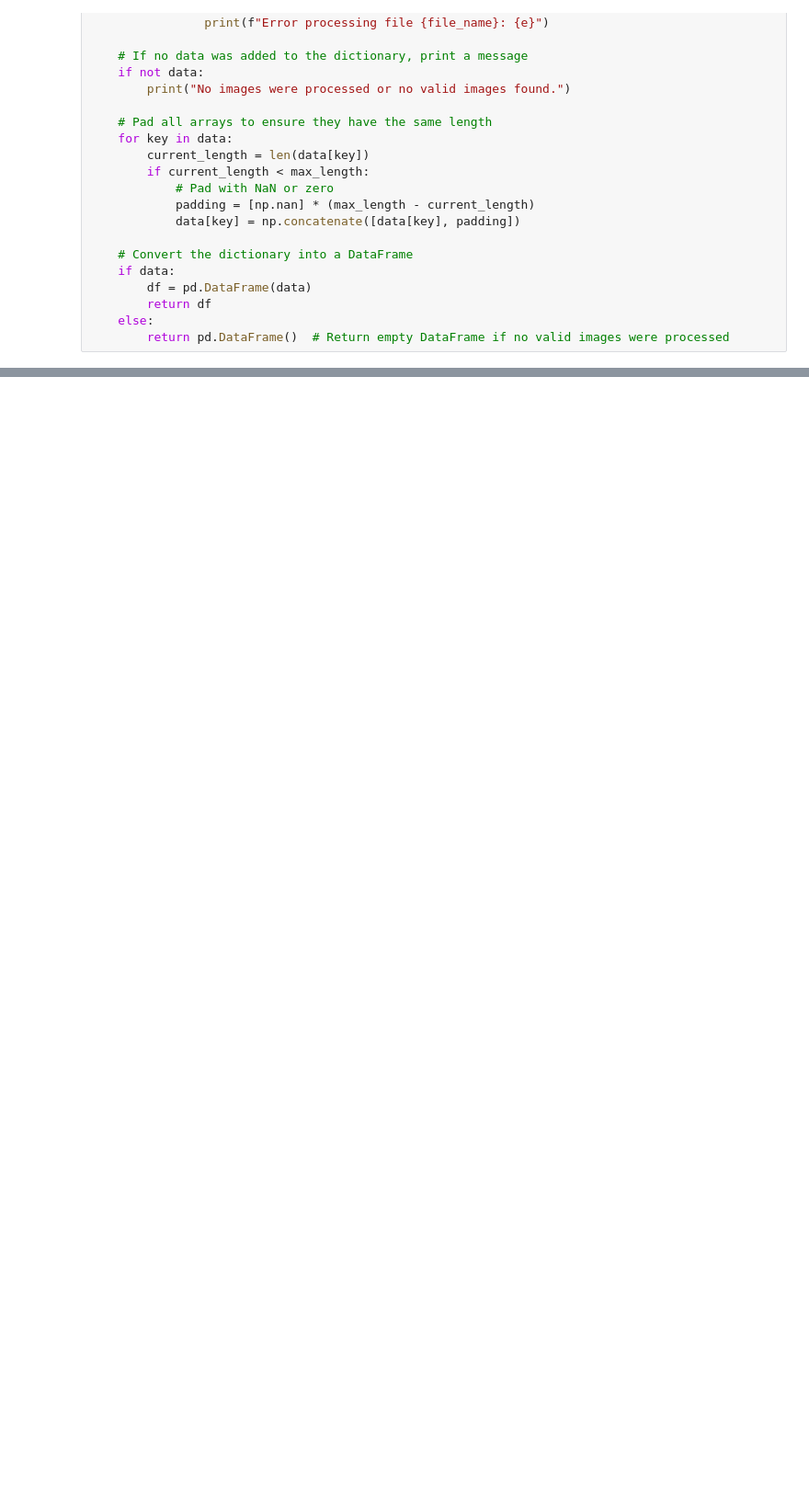
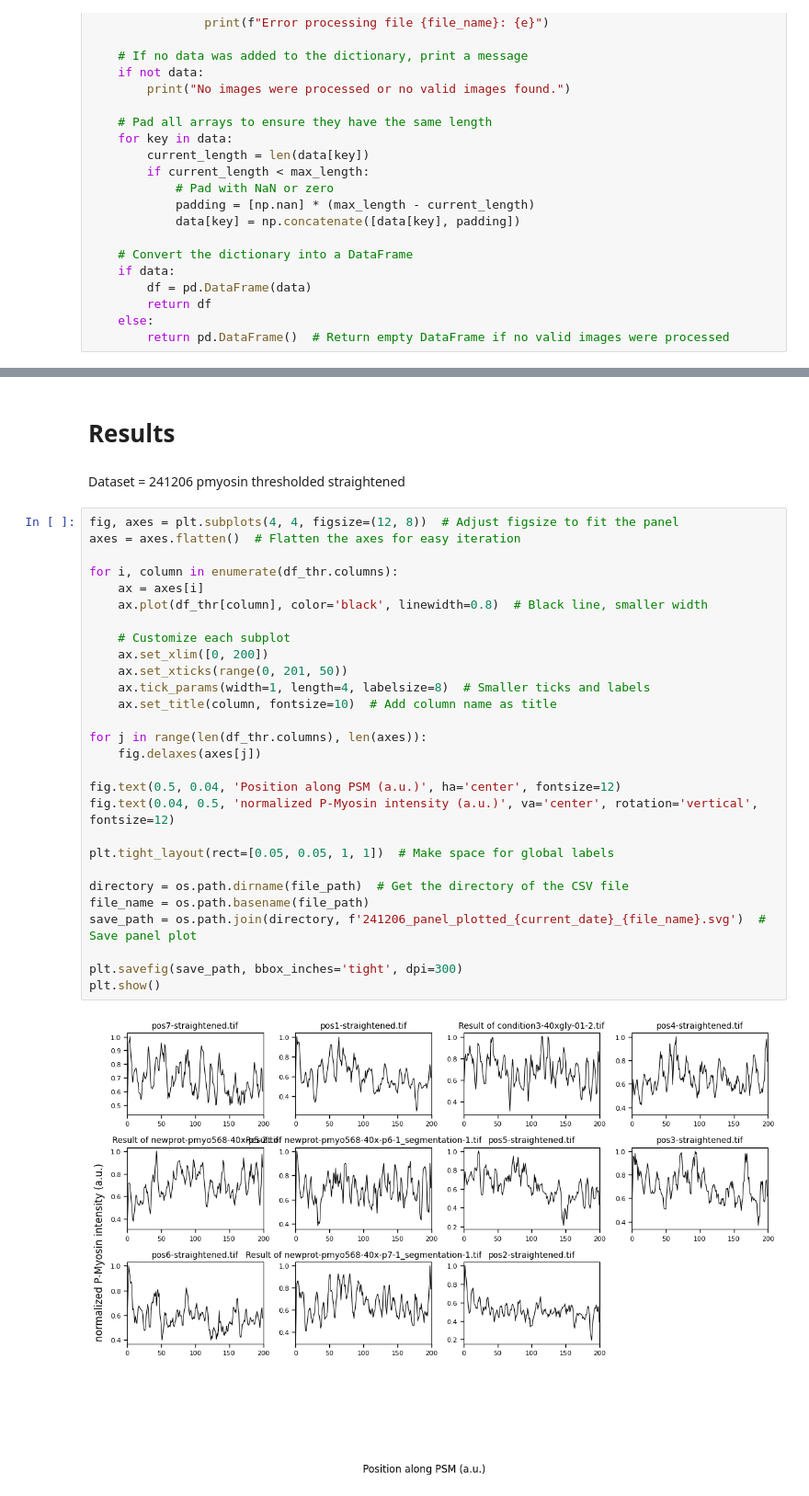
Before and after one commit to feyzanar/git-mycodes, a Jupyter notebook: 2d_intensityprofiles.ipynb, the cells around one changed output, grey strips where cells are left out. Shown at 92% size. Saved outputs shown, nothing was run; the diff lists cells and outputs as text; blank space fills up the shorter version.

Commit message:
plotting functions slightly changed

```diff
--- a/2d_intensityprofiles.ipynb
+++ b/2d_intensityprofiles.ipynb
@@ -496,0 +457,34 @@ NameError: name '_thr' is not defined
+# %% [markdown]
+# Results
+# %% [markdown]
+Dataset = 241206 pmyosin thresholded straightened
+# %%
+fig, axes = plt.subplots(4, 4, figsize=(12, 8))  # Adjust figsize to fit the panel
+axes = axes.flatten()  # Flatten the axes for easy iteration
+
+for i, column in enumerate(df_thr.columns):
+    ax = axes[i]
+    ax.plot(df_thr[column], color='black', linewidth=0.8)  # Black line, smaller width
+
+    # Customize each subplot
+    ax.set_xlim([0, 200])
+    ax.set_xticks(range(0, 201, 50))
+    ax.tick_params(width=1, length=4, labelsize=8)  # Smaller ticks and labels
+    ax.set_title(column, fontsize=10)  # Add column name as title
+
+for j in range(len(df_thr.columns), len(axes)):
+    fig.delaxes(axes[j])
+
+fig.text(0.5, 0.04, 'Position along PSM (a.u.)', ha='center', fontsize=12)
+fig.text(0.04, 0.5, 'normalized P-Myosin intensity (a.u.)', va='center', rotation='vertical', fontsize=12)
+
+plt.tight_layout(rect=[0.05, 0.05, 1, 1])  # Make space for global labels
+
+directory = os.path.dirname(file_path)  # Get the directory of the CSV file
+file_name = os.path.basename(file_path)
+save_path = os.path.join(directory, f'241206_panel_plotted_{current_date}_{file_name}.svg')  # Save panel plot
+
+plt.savefig(save_path, bbox_inches='tight', dpi=300)
+plt.show()
+# %% [output]
+[figure, added]
```
Also changed, not shown: parts of 10 cells of this notebook.
